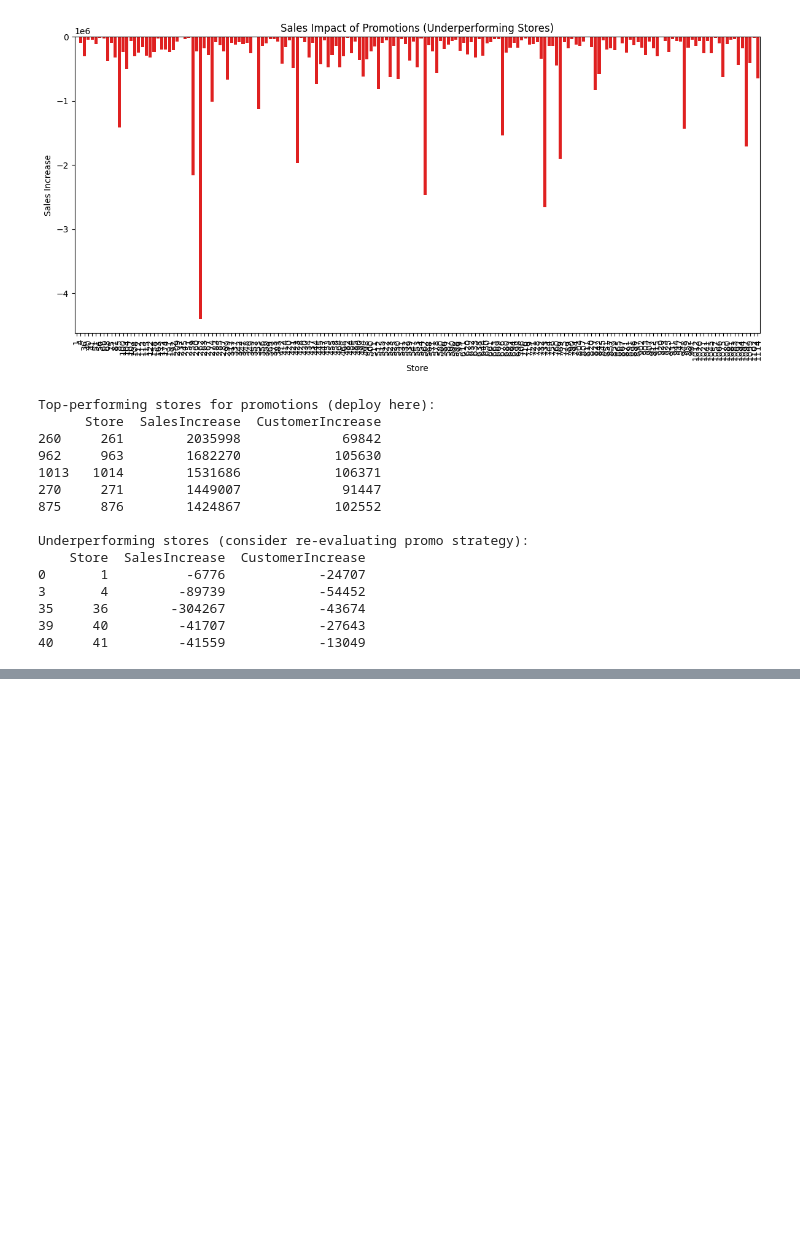
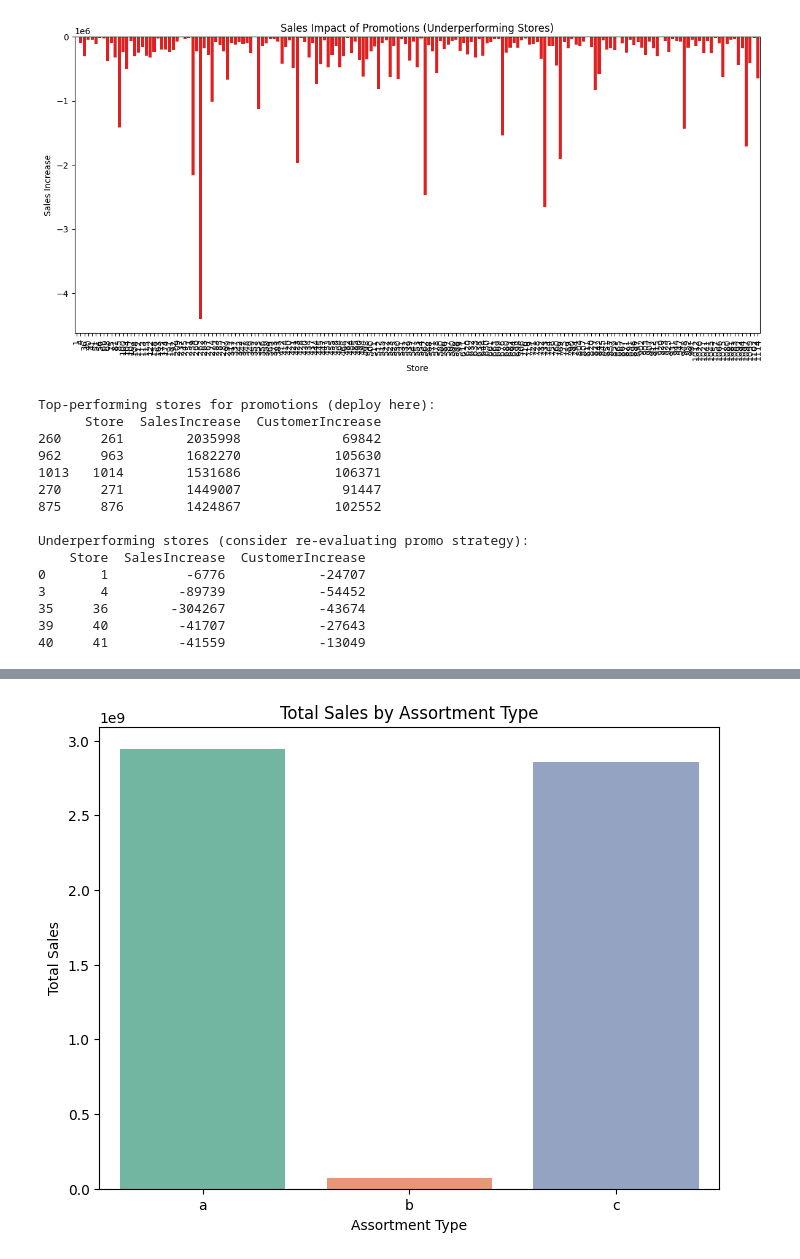
Before and after one commit to hasankere/Week4_Challenge_Document, a Jupyter notebook: notebooks/pharmacy.ipynb, the cells around one changed output, grey strips where cells are left out. Cells and saved outputs as stored; diff of their text form; code cells hidden in the pictures; blank space fills up the shorter version.

```diff
--- a/notebooks/pharmacy.ipynb
+++ b/notebooks/pharmacy.ipynb
@@ -666,0 +836,82 @@ Underperforming stores (consider re-evaluating promo strategy):
+# %%
+#To analyze how the assortment type affects sales
+# Set up logging
+logging.basicConfig(
+    filename="assortment_analysis.log",
+    level=logging.INFO,
+    format="%(asctime)s - %(levelname)s - %(message)s"
+)
+
+# File path for store.csv
+data = r"C:\Users\Hasan\Desktop\week4"
+store_file = os.path.join(data, "store.csv")
+train_file = os.path.join(data, "train.csv")
+
+try:
+    # Load the store dataset
+    logging.info("Loading store.csv...")
+    store_df = pd.read_csv(store_file)
+    logging.info(f"store.csv loaded successfully. Shape: {store_df.shape}")
+
+    # Load the train dataset
+    logging.info("Loading train.csv...")
+    train_df = pd.read_csv(train_file)
+    logging.info(f"train.csv loaded successfully. Shape: {train_df.shape}")
+
+    # Merge train and store datasets on Store
+    logging.info("Merging train.csv and store.csv on 'Store'...")
+    merged_df = pd.merge(train_df, store_df, on='Store', how='left')
+
+    # Drop rows with missing values in 'Assortment' and 'Sales'
+    logging.info("Dropping rows with missing values in 'Assortment' and 'Sales'...")
+    merged_df = merged_df.dropna(subset=['Assortment', 'Sales'])
+
+    # Analyze sales by assortment type
+    logging.info("Grouping data by 'Assortment' to analyze sales...")
+    assortment_analysis = merged_df.groupby('Assortment')['Sales'].agg(
+        TotalSales='sum',
+        AvgSales='mean',
+        StoreCount='count'
+    ).reset_index()
+
+    logging.info(f"Assortment sales analysis:\n{assortment_analysis}")
+    print("\nAssortment Sales Analysis:")
+    print(assortment_analysis)
+
+    # Visualize total and average sales by assortment
+    logging.info("Visualizing total and average sales by assortment type...")
+    plt.figure(figsize=(8, 6))
+    sns.barplot(data=assortment_analysis, x='Assortment', y='TotalSales', palette='Set2')
+    plt.title("Total Sales by Assortment Type")
+    plt.xlabel("Assortment Type")
+    plt.ylabel("Total Sales")
+    plt.savefig("total_sales_by_assortment.png")
+    plt.show()
+
+    plt.figure(figsize=(8, 6))
+    sns.barplot(data=assortment_analysis, x='Assortment', y='AvgSales', palette='Set3')
+    plt.title("Average Sales by Assortment Type")
+    plt.xlabel("Assortment Type")
+    plt.ylabel("Average Sales")
+    plt.savefig("avg_sales_by_assortment.png")
+    plt.show()
+
+    # Optional: Analyze sales trends over time by assortment type
+    if 'Date' in train_df.columns:
+        logging.info("Analyzing sales trends over time by assortment type...")
+        merged_df['Date'] = pd.to_datetime(merged_df['Date'])
+        daily_sales = merged_df.groupby(['Date', 'Assortment'])['Sales'].sum().reset_index()
+
+        plt.figure(figsize=(12, 6))
+        sns.lineplot(data=daily_sales, x='Date', y='Sales', hue='Assortment', palette='husl')
+        plt.title("Sales Trends Over Time by Assortment Type")
+        plt.xlabel("Date")
+        plt.ylabel("Total Sales")
+        plt.legend(title='Assortment')
+        plt.savefig("sales_trends_by_assortment.png")
+        plt.show()
+
+except Exception as e:
+    logging.error(f"An error occurred: {e}")
+    print(f"An error occurred. Check the log file for details.")
+# %% [output]
@@ -666,0 +926 @@ Underperforming stores (consider re-evaluating promo strategy):
+[figure, added]
```
Also changed, not shown: parts of 3 cells of this notebook.
